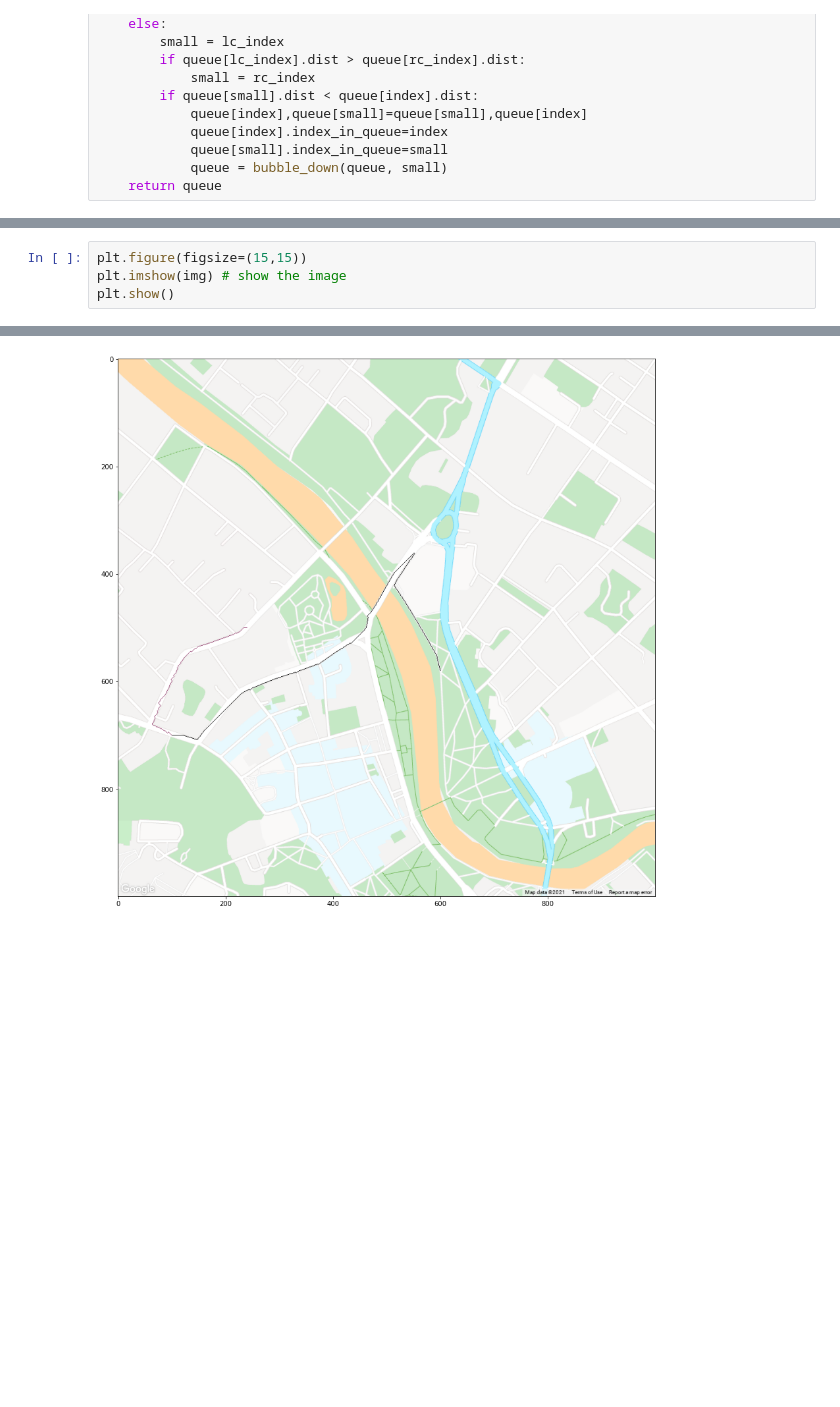
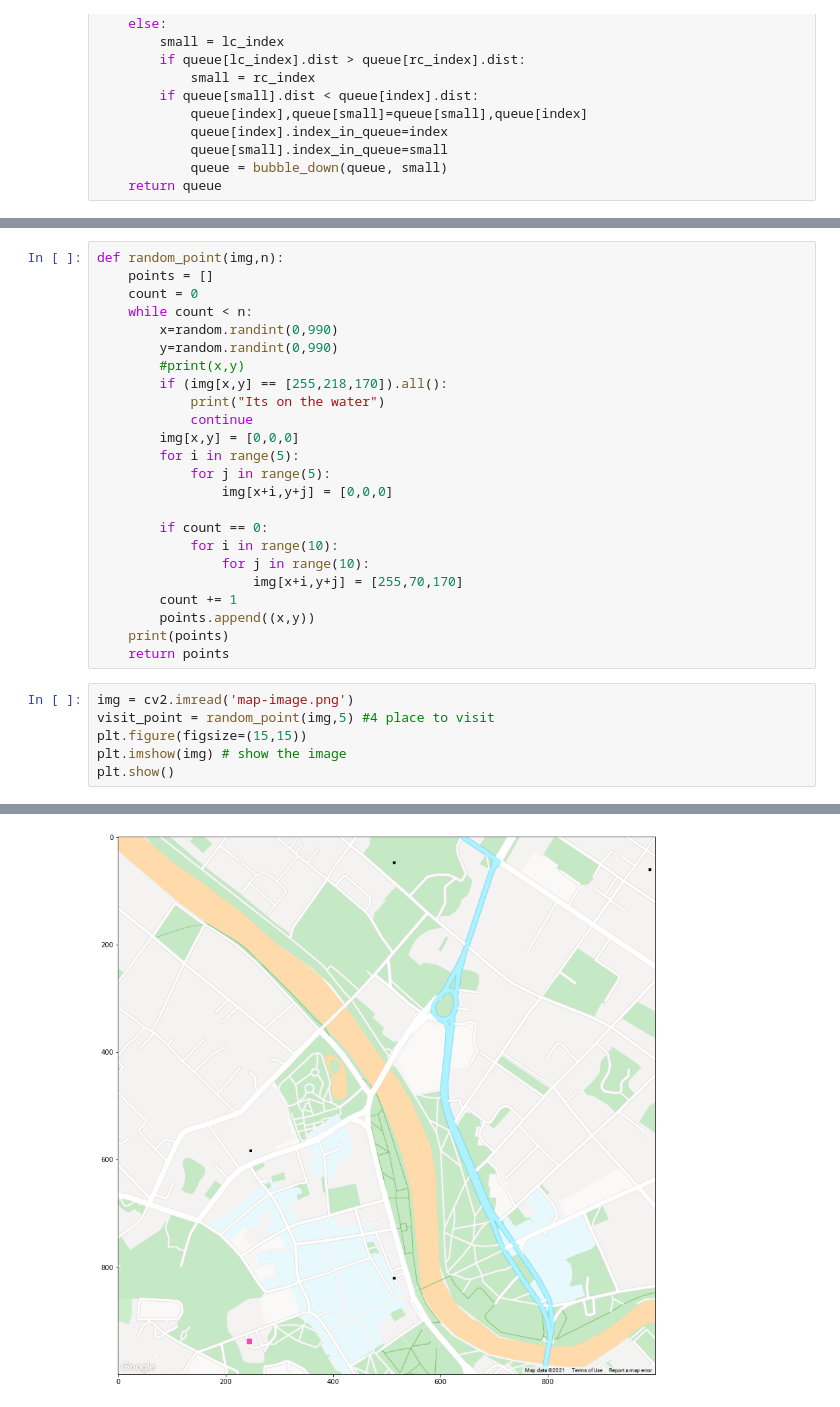
Before and after one commit to manishgupta94/finding-path, a Jupyter notebook: project.ipynb, the cells around one changed output, grey strips where cells are left out. Cells and saved outputs as stored; diff of their text form; blank space fills up the shorter version.

```diff
--- a/project.ipynb
+++ b/project.ipynb
@@ -216,4 +247,30 @@ Runtime =  3.3099794387817383
+# %%
+def random_point(img,n):
+    points = []
+    count = 0
+    while count < n:
+        x=random.randint(0,990)
+        y=random.randint(0,990)
+        #print(x,y)
+        if (img[x,y] == [255,218,170]).all():
+            print("Its on the water")
+            continue
+        img[x,y] = [0,0,0]
+        for i in range(5):
+            for j in range(5):
+                img[x+i,y+j] = [0,0,0]
+
+        if count == 0:
+            for i in range(10):
+                for j in range(10):
+                    img[x+i,y+j] = [255,70,170]
+        count += 1
+        points.append((x,y))
+    print(points)
+    return points
 # %%
+img = cv2.imread('map-image.png')
+visit_point = random_point(img,5) #4 place to visit
 plt.figure(figsize=(15,15))
 plt.imshow(img) # show the image
 plt.show()
@@ -221 +283 @@ plt.show()
-[figure, old version]
+[figure, new version]
```
Also changed, not shown: parts of 15 cells of this notebook.
